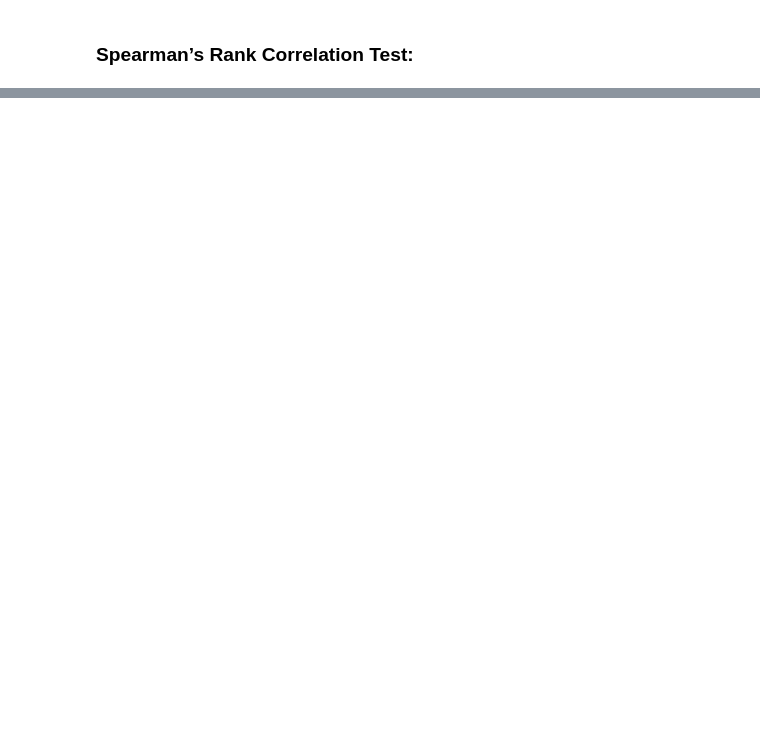
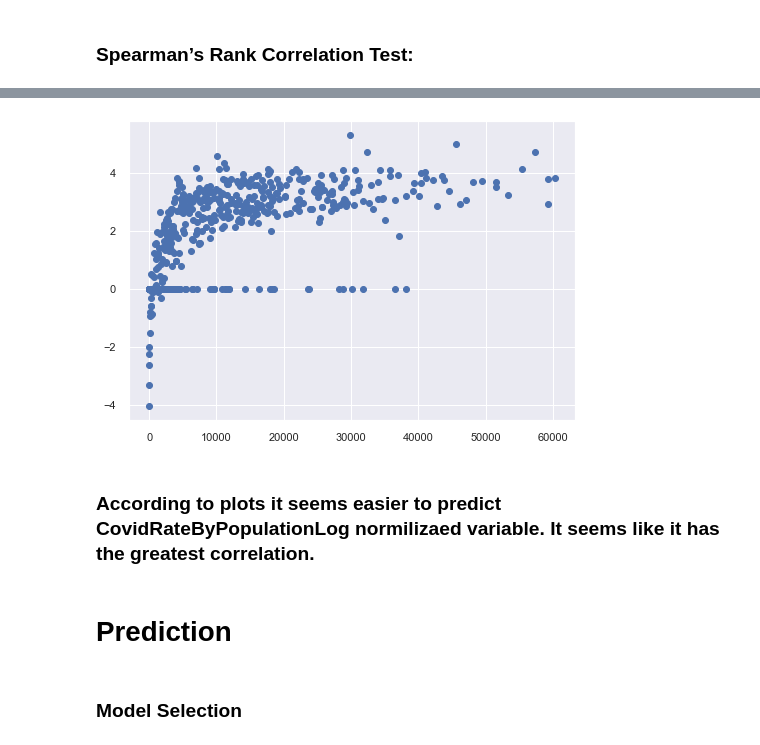
Before and after one commit to ChandraMaddikunta/eai6010-capstone, a Jupyter notebook: data_analysis/data_processing.ipynb, the cells around one changed output, grey strips where cells are left out. Saved outputs shown, nothing was run; the diff lists cells and outputs as text; code cells hidden in the pictures; blank space fills up the shorter version.

```diff
--- a/data_analysis/data_processing.ipynb
+++ b/data_analysis/data_processing.ipynb
@@ -452,0 +501,11 @@ X[X["City"] == "Boston"].sort_values(by="CovidRate", ascending=False)[["ZipCode"
+# %%
+plt.scatter(X_["Population"], X_["CovidRateByPopulationLog"])
+plt.show()
+# %% [output]
+[figure, added]
+# %% [markdown]
+### According to plots it seems easier to predict CovidRateByPopulationLog normilizaed variable. It seems like it has the greatest correlation.
+# %% [markdown]
+# Prediction
+# %% [markdown]
+### Model Selection
```
Also changed, not shown: parts of 65 cells of this notebook.
